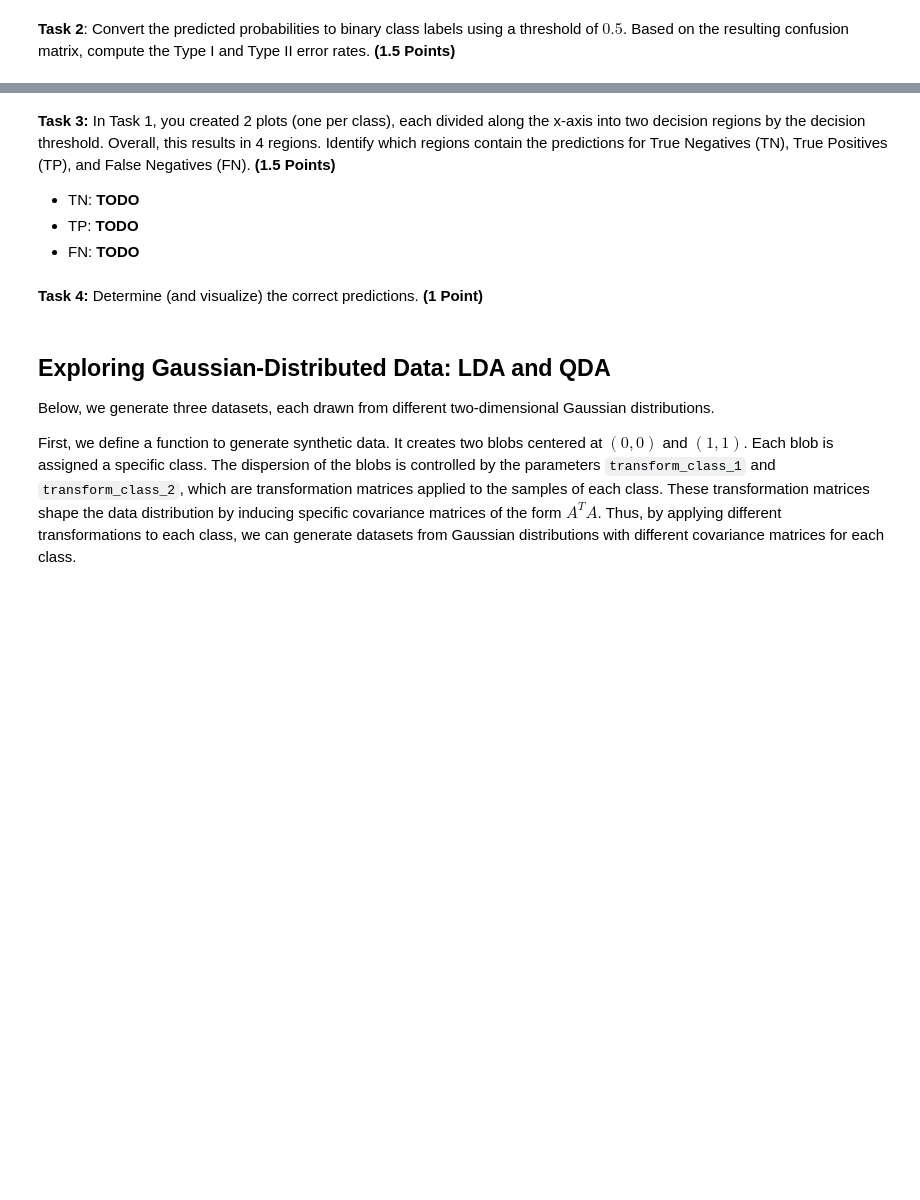
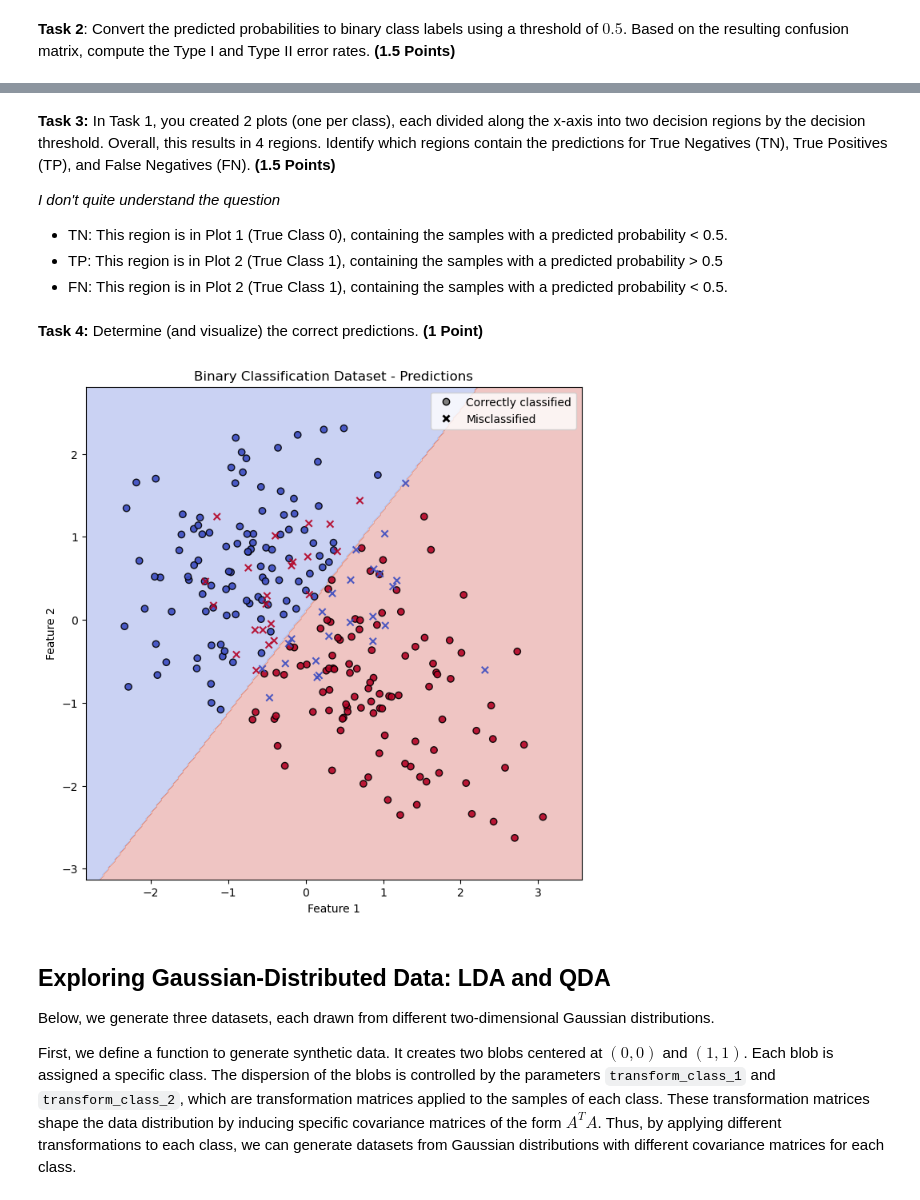
Before and after one commit to hongxuzhou/EML_25WS, a Jupyter notebook: week2/assignment_2_handout.ipynb, the cells around one changed output, grey strips where cells are left out. Cells and saved outputs as stored; diff of their text form; code cells hidden in the pictures; blank space fills up the shorter version.

```diff
--- a/week2/assignment_2_handout.ipynb
+++ b/week2/assignment_2_handout.ipynb
@@ -190,15 +242,23 @@ print(f'Type II Error Rate (False Negative Rate): {type2_error_rate:.2f}')
 # %% [markdown]
 **Task 3:** In Task 1, you created 2 plots (one per class), each divided along the x-axis into two decision regions by the decision threshold. Overall, this results in 4 regions. Identify which regions contain the predictions for True Negatives (TN), True Positives (TP), and False Negatives (FN). **(1.5 Points)**
 
-- TN: **TODO**
-- TP: **TODO**
-- FN: **TODO**
+*I don't quite understand the question*
+
+- TN: This region is in Plot 1 (True Class 0), containing the samples with a predicted probability < 0.5.
+- TP: This region is in Plot 2 (True Class 1), containing the samples with a predicted probability > 0.5
+- FN: This region is in Plot 2 (True Class 1), containing the samples with a predicted probability < 0.5.
 # %% [markdown]
 **Task 4:** Determine (and visualize) the correct predictions. **(1 Point)**
 # %%
 # TODO: Assign correctly classified points to `X_right` and their corresponding labels to `y_right`. Then do the same for wrongly classified points.
-X_right, y_right = # TODO
-X_wrong, y_wrong = # TODO
+"""
+The code that I wrote
+"""
+y_pred_full = logistic_regressor.predict(X)
+mask_correct = (y_pred_full == y)
+
+X_right, y_right = X[mask_correct], y[mask_correct] # TODO
+X_wrong, y_wrong = X[~mask_correct], y[~mask_correct] # TODO
 
 # Visualize the decision boundaries
 # Define the mesh grid
@@ -219,33 +279,35 @@ plt.scatter(
     c=y_right,
     cmap='coolwarm',
     alpha=0.9,
     label='Correctly classified',
     edgecolors='k'
 )
 plt.scatter(
     X_wrong[:, 0],
     X_wrong[:, 1],
     c=y_wrong,
     cmap='coolwarm',
     alpha=0.9,
     marker="x",
     label='Misclassified'
 )
 
 from matplotlib.lines import Line2D
 legend_elements = [
     Line2D([0], [0], marker='o', linestyle='', label='Correctly classified',
            markerfacecolor='gray', markeredgecolor='k', markersize=6),
     Line2D([0], [0], marker='x', linestyle='', label='Misclassified', markeredgewidth=2.0,
            markeredgecolor='black', markersize=6)
 ]
 
 plt.legend(handles=legend_elements, loc='upper right')
 
 plt.title('Binary Classification Dataset - Predictions')
 plt.xlabel('Feature 1')
 plt.ylabel('Feature 2')
 plt.show()
+# %% [output]
+[figure, added]
 # %% [markdown]
 ## Exploring Gaussian-Distributed Data: LDA and QDA
 
```
Also changed, not shown: parts of 12 cells of this notebook.
